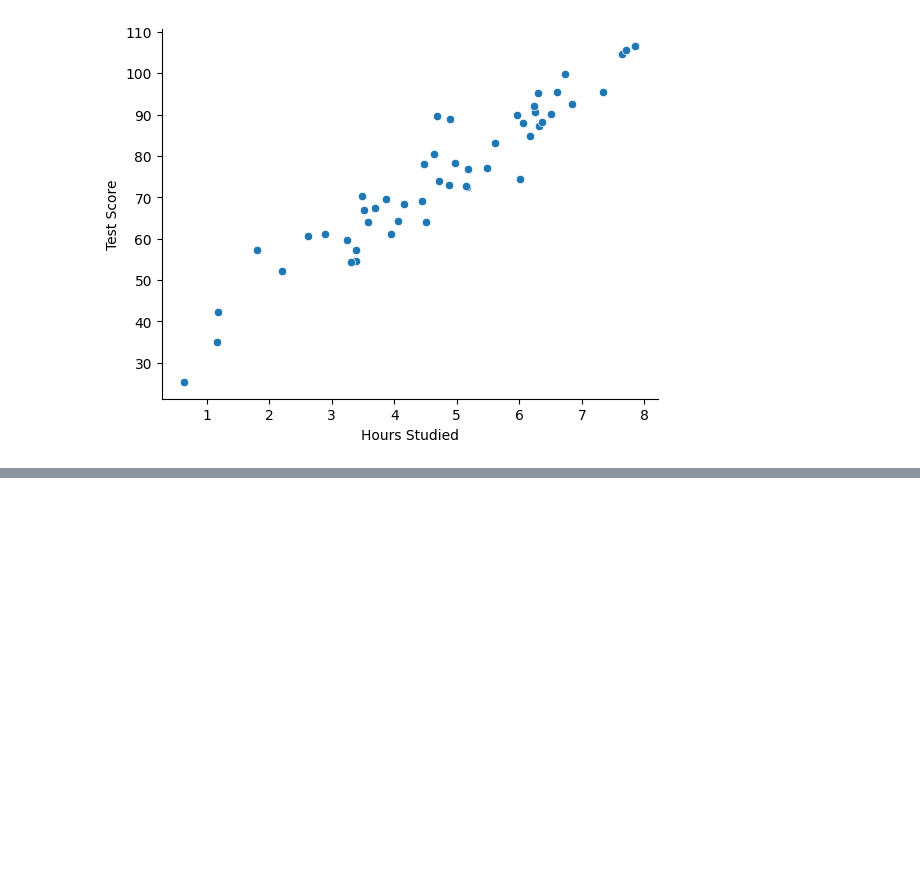
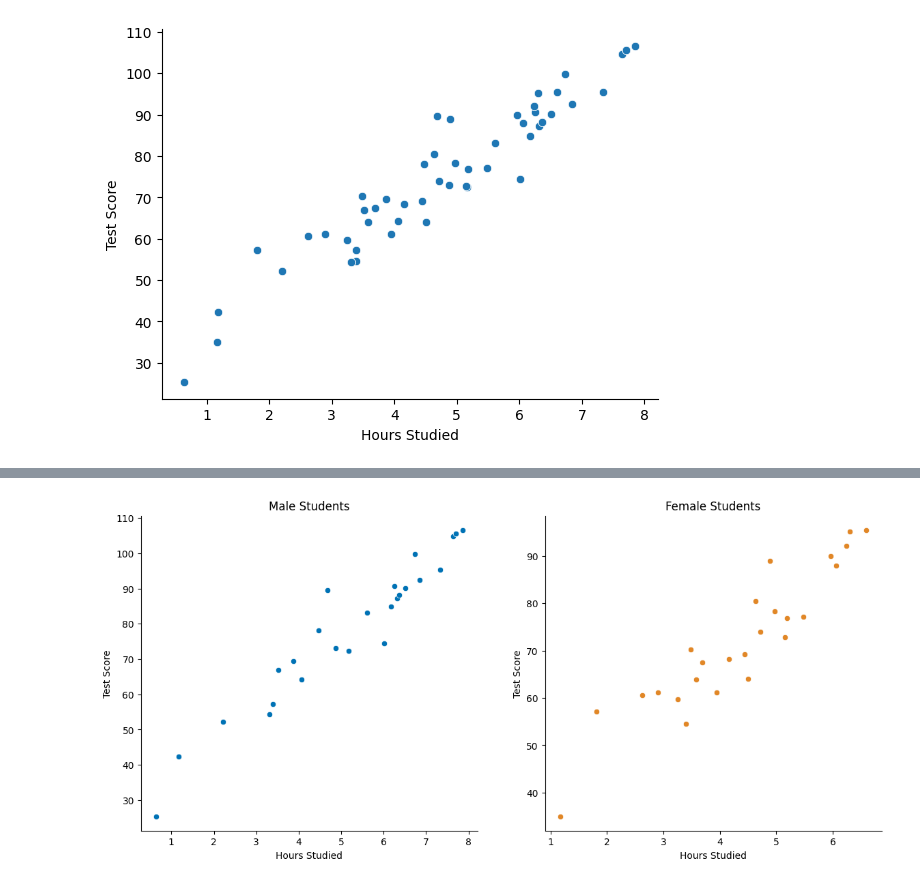
Before and after one commit to nickxscott/INFO658, a Jupyter notebook: notebooks/04_proportionsRelationships.ipynb, the cells around one changed output, grey strips where cells are left out. Cells and saved outputs as stored; diff of their text form; code cells hidden in the pictures; blank space fills up the shorter version.

```diff
--- a/notebooks/04_proportionsRelationships.ipynb
+++ b/notebooks/04_proportionsRelationships.ipynb
@@ -249,0 +254,15 @@ slope, intercept, r_value, p_value, std_err = stats.linregress(df.hours_studied,
+# %%
+fig, ax = plt.subplots(1,2, figsize=(14, 6))
+sns.despine(top=True,right=True)
+#scatter plot 1
+sns.scatterplot(data=df.loc[df.gender=='male'], x='hours_studied', y='test_score', color='#0072b5ff', ax=ax[0])
+ax[0].set(xlabel='Hours Studied', ylabel='Test Score', title='Male Students')
+
+#scatter plot 2
+sns.scatterplot(data=df.loc[df.gender=='female'], x='hours_studied', y='test_score', color='#e18727ff', ax=ax[1])
+ax[1].set(xlabel='Hours Studied', ylabel='Test Score', title='Female Students')
+
+#linear forumula, r and p
+slope, intercept, r_value, p_value, std_err = stats.linregress(df.hours_studied, df.test_score);
+# %% [output]
+[figure, added]
```
Also changed, not shown: parts of 5 cells of this notebook, 1 other file.
